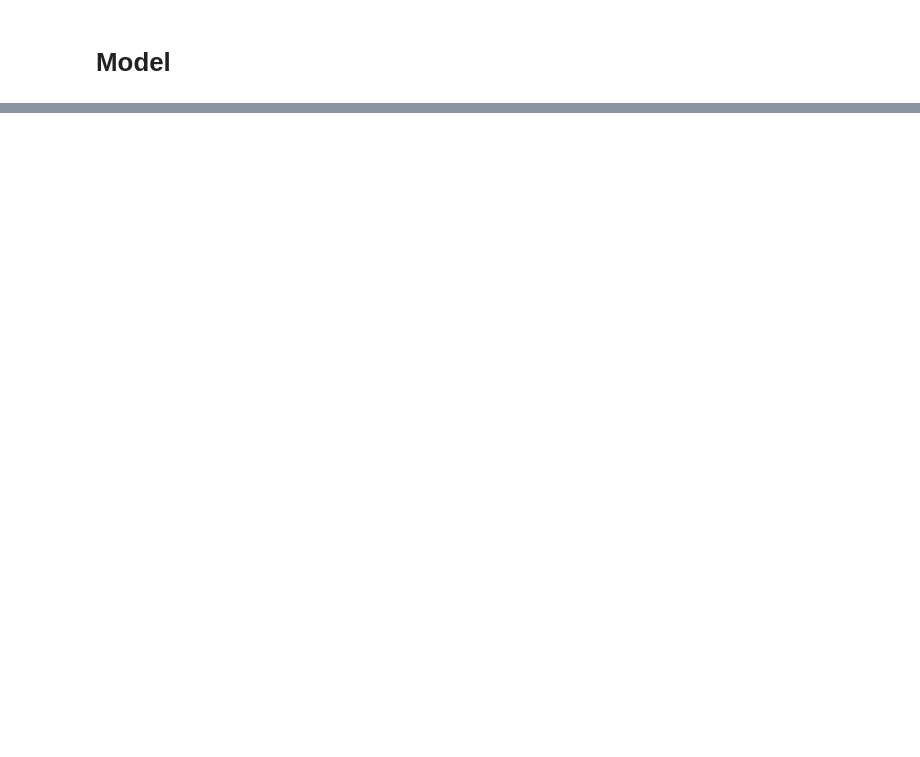
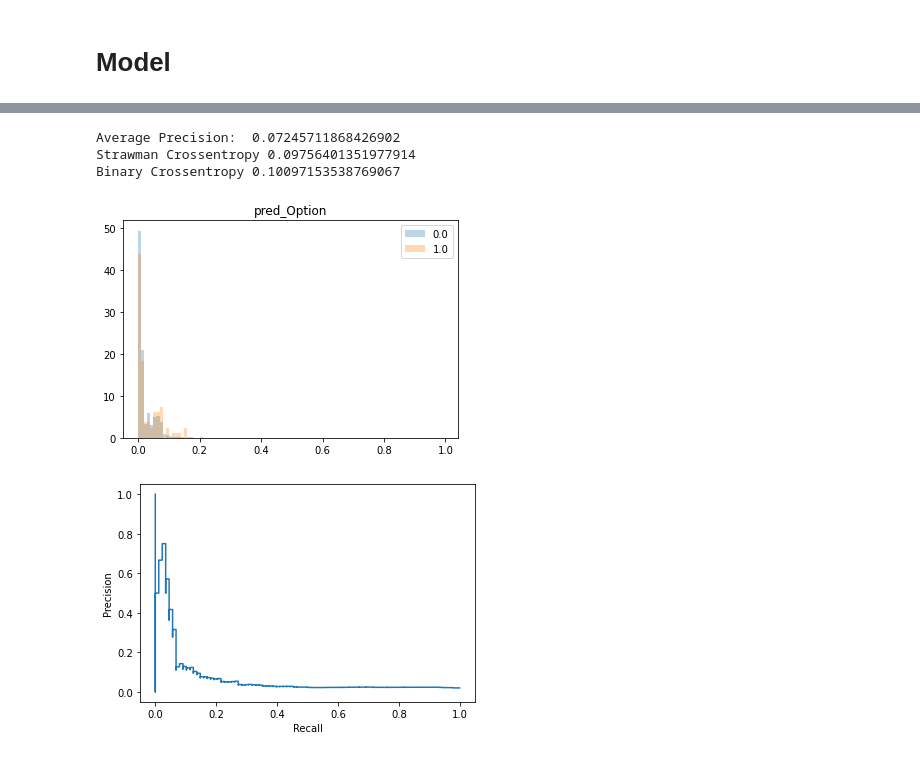
Before and after one commit to factoredai/insiderTradingAPI_v1, a Jupyter notebook: notebooks/BaseLine.ipynb, the cells around one changed output, grey strips where cells are left out. Cells and saved outputs as stored; diff of their text form; code cells hidden in the pictures; blank space fills up the shorter version.

```diff
--- a/notebooks/BaseLine.ipynb
+++ b/notebooks/BaseLine.ipynb
@@ -99,0 +205,18 @@ for company in test_space:
+# %%
+pred_col = "pred_Option"
+col = "Option"
+hist_multi_plot(df, pred_col, col, bins=np.arange(0,1, 0.01))
+precision, recall, _ = precision_recall_curve(df[col], df[pred_col])
+pr_display = PrecisionRecallDisplay(precision=precision, recall=recall).plot()
+average_precision = average_precision_score(df[col], df[pred_col])
+print("Average Precision: ", average_precision)
+strawman_ce = log_loss(df[col], np.ones(df[col].shape)*means[col])
+print("Strawman Crossentropy", strawman_ce)
+bce = log_loss(df[col], df[pred_col])
+print("Binary Crossentropy", bce)
+# %% [output]
+Average Precision:  0.07245711868426902
+Strawman Crossentropy 0.09756401351977914
+Binary Crossentropy 0.10097153538769067
+[figure, added]
+[figure, added]
```
Also changed, not shown: parts of 19 cells of this notebook, 3 other files.
